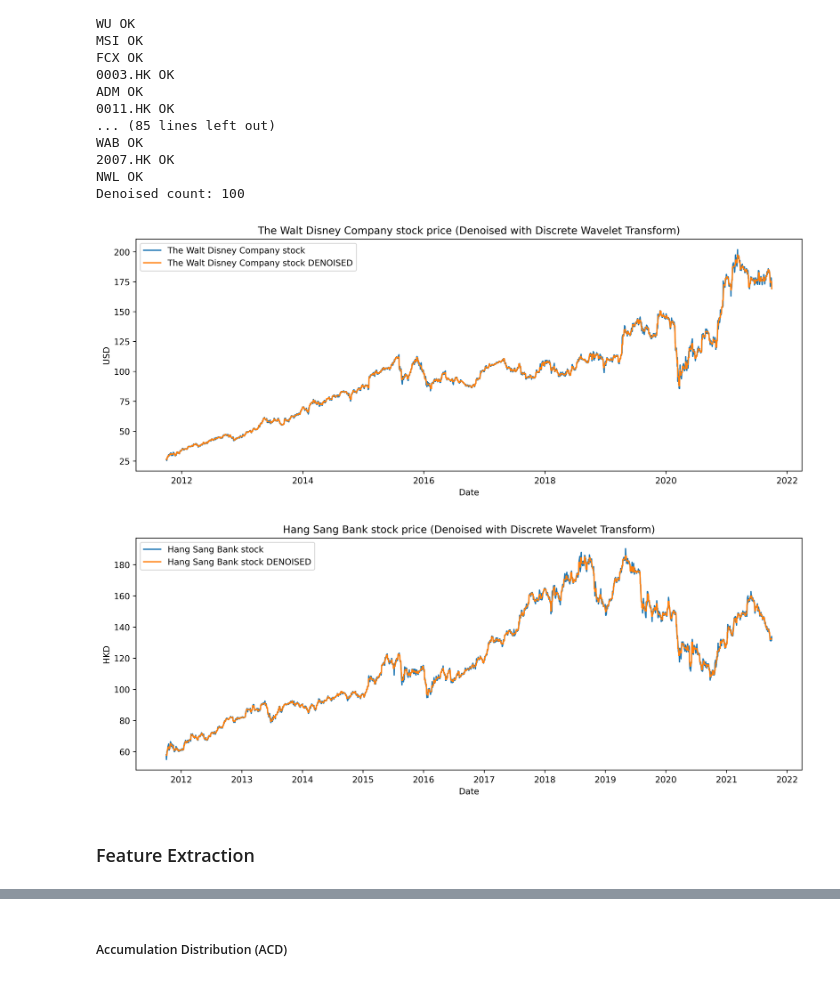
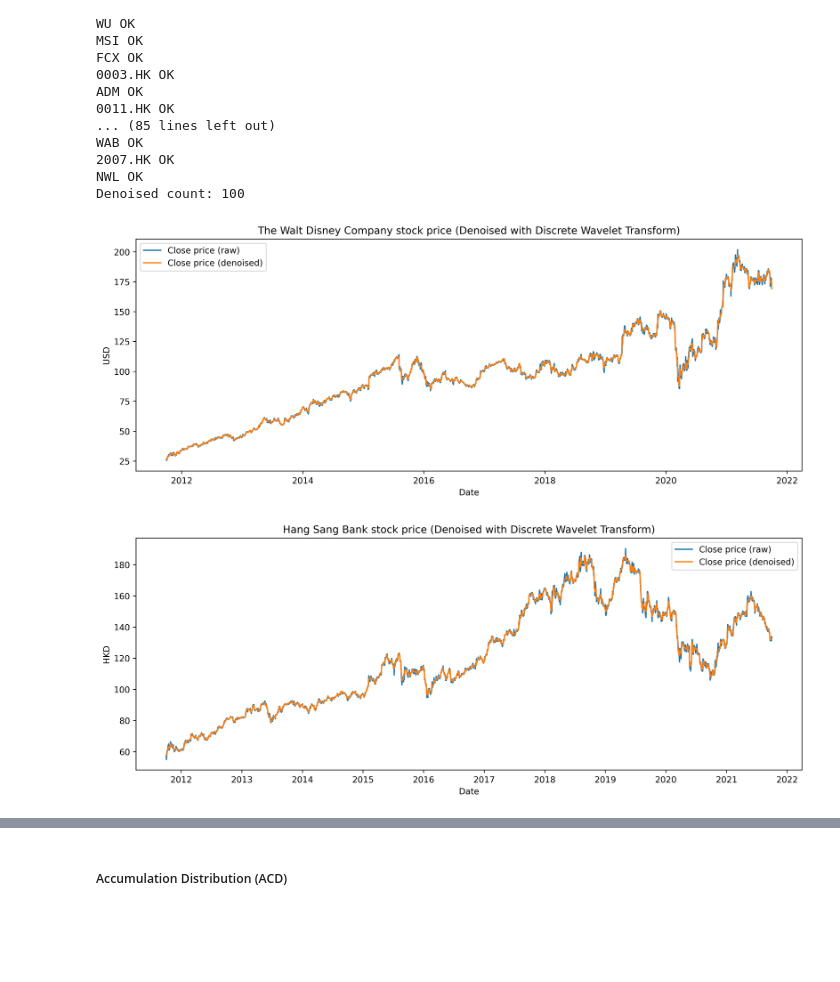
Before and after one commit to wilsonvolker/comparative-study-bgru-gan-model, a Jupyter notebook: 2. Data Processing.ipynb, the cells around one changed output, grey strips where cells are left out. Saved outputs shown, nothing was run; the diff lists cells and outputs as text; code cells hidden in the pictures; blank space fills up the shorter version.

Commit message:
refactored the plot diagram codes. Added ACD feature extraction code

```diff
--- a/2. Data Processing.ipynb
+++ b/2. Data Processing.ipynb
@@ -203,39 +201,36 @@ WAB OK
 NWL OK
 Denoised count: 100
 # %%
+# plot the wavelet transformed (denoised)
+def plot_wavelet_transformed_price(stock_index, title, raw_price_legend_label, denoised_price_legend_label, price_currency):
+    if not isinstance(d_denoised[stock_index]["Date"][0], datetime):
+        d_denoised[stock_index]["Date"] = d_denoised[stock_index]["Date"].apply(parse_string_to_datetime)
+
+    plt.figure(figsize=(14, 5), dpi=500, facecolor="white")
+    plt.plot(d[stock_index]['Date'], d[stock_index]['Close'], label=raw_price_legend_label)
+    plt.plot(d_denoised[stock_index]['Date'], d_denoised[stock_index]['Close'], label=denoised_price_legend_label)
+    # plt.vlines(date(2016,4, 20), 0, 270, linestyles='--', colors='gray', label='Train/Test data cut-off')
+    plt.xlabel('Date')
+    plt.ylabel(price_currency)
+    plt.title(title)
+    plt.legend()
+    create_dir_if_not_exist(DIAGRAMS_PATH)
+    plt.savefig('{}/{}.png'.format(DIAGRAMS_PATH, plt.gca().get_title()))
+    plt.show()
+
 # plot the wavelet transformed (denoised) of Walt Disney Stock
-if not isinstance(d_denoised["DIS"]["Date"][0], datetime):
-    d_denoised["DIS"]["Date"] = d_denoised["DIS"]["Date"].apply(parse_string_to_datetime)
-
-plt.figure(figsize=(14, 5), dpi=500, facecolor="white")
-plt.plot(d["DIS"]['Date'], d["DIS"]['Close'], label='The Walt Disney Company stock')
-plt.plot(d_denoised["DIS"]['Date'], d_denoised["DIS"]['Close'], label='The Walt Disney Company stock DENOISED')
-# plt.vlines(date(2016,4, 20), 0, 270, linestyles='--', colors='gray', label='Train/Test data cut-off')
-plt.xlabel('Date')
-plt.ylabel('USD')
-plt.title('The Walt Disney Company stock price (Denoised with Discrete Wavelet Transform)')
-plt.legend()
-create_dir_if_not_exist(DIAGRAMS_PATH)
-plt.savefig('{}/{}.png'.format(DIAGRAMS_PATH, plt.gca().get_title()))
-plt.show()
+plot_wavelet_transformed_price("DIS",
+                               'The Walt Disney Company stock price (Denoised with Discrete Wavelet Transform)',
+                               'Close price (raw)',
+                               "Close price (denoised)",
+                               'USD'
+                            )
+plot_wavelet_transformed_price("0011.HK",
+                               'Hang Sang Bank stock price (Denoised with Discrete Wavelet Transform)',
+                               'Close price (raw)',
+                               "Close price (denoised)",
+                               'HKD'
+                            )
 # %% [output]
-[figure, old version]
+[figure, new version]
+[figure, added]
-# %%
-if not isinstance(d_denoised["0011.HK"]["Date"][0], datetime):
-    d_denoised["0011.HK"]["Date"] = d_denoised["0011.HK"]["Date"].apply(parse_string_to_datetime)
-
-plt.figure(figsize=(14, 5), dpi=500, facecolor="white")
-plt.plot(d["0011.HK"]['Date'], d["0011.HK"]['Close'], label='Hang Sang Bank stock')
-plt.plot(d_denoised["0011.HK"]['Date'], d_denoised["0011.HK"]['Close'], label='Hang Sang Bank stock DENOISED')
-# plt.vlines(date(2016,4, 20), 0, 270, linestyles='--', colors='gray', label='Train/Test data cut-off')
-plt.xlabel('Date')
-plt.ylabel('HKD')
-plt.title('Hang Sang Bank stock price (Denoised with Discrete Wavelet Transform)')
-plt.legend()
-create_dir_if_not_exist(DIAGRAMS_PATH)
-plt.savefig('{}/{}.png'.format(DIAGRAMS_PATH, plt.gca().get_title()))
-plt.show()
-# %% [output]
-[figure, removed]
-# %% [markdown]
-### Feature Extraction
```
Also changed, not shown: parts of 9 cells of this notebook, 13 other files.
